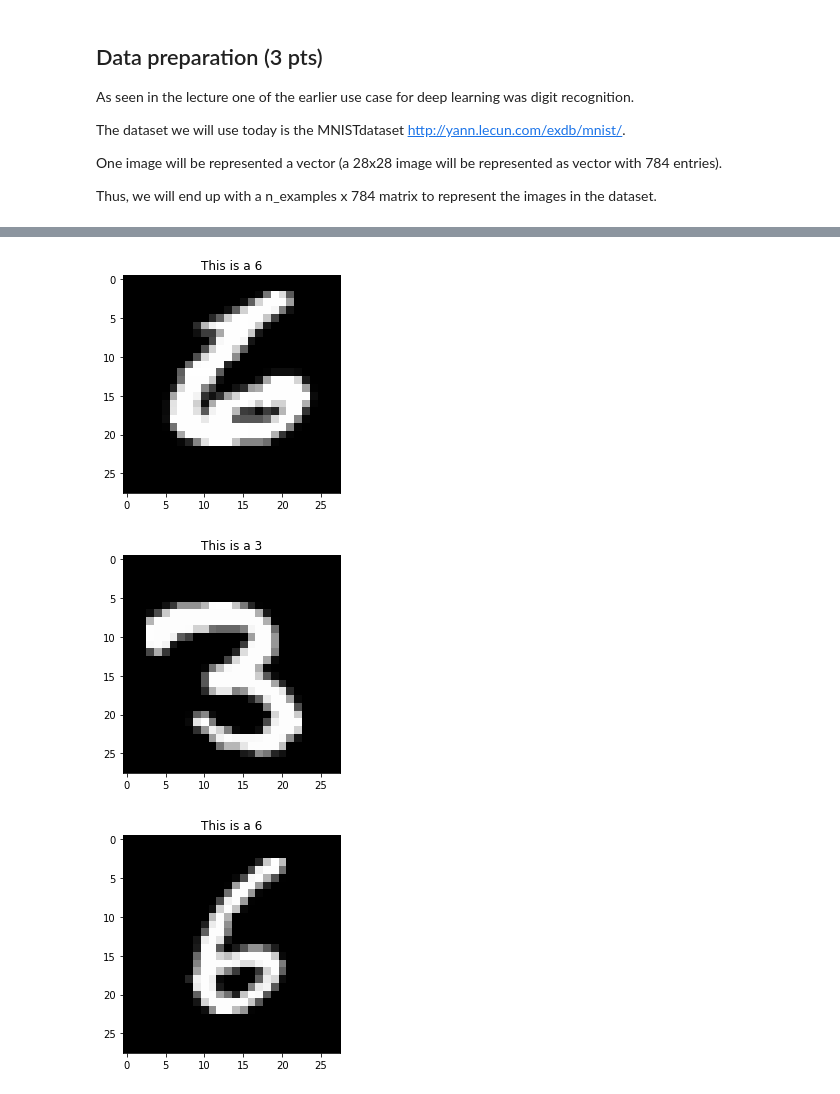
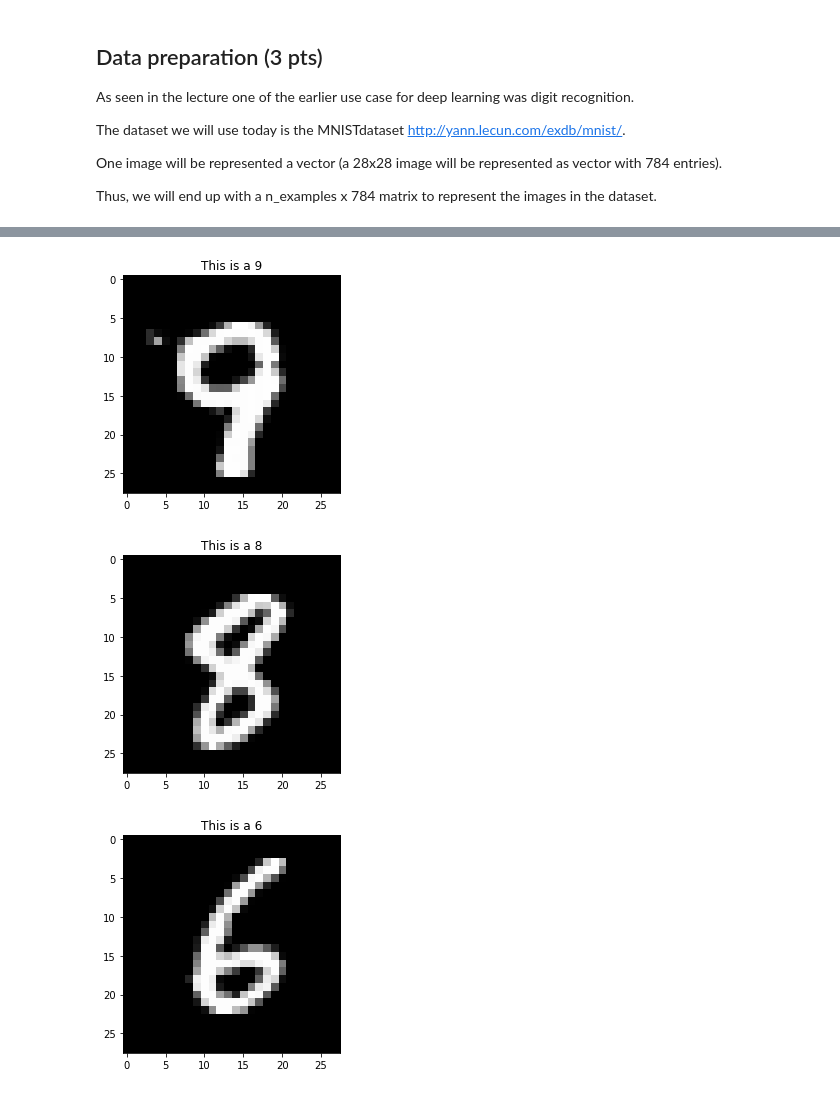
Before and after one commit to DL-ECE/tp-1-deeplearningbasics-AdrienTalmont, a Jupyter notebook: rapport.ipynb, the cells around one changed output, grey strips where cells are left out. Cells and saved outputs as stored; diff of their text form; code cells hidden in the pictures.

```diff
--- a/rapport.ipynb
+++ b/rapport.ipynb
@@ -84,16 +84,16 @@ data_length(mnist_data, mnist_target)
 # %%
 # Let's look at on image from this dataset
 def plot_one_image(dataset: np.array, target: np.array, image_index: int):
     """Function to plot the image at the given index."""
     image = dataset[image_index].reshape(28,28)
     target = target[image_index]
     plt.imshow(image, cmap='gray')
     plt.title(f"This is a {target}")
 
 
-plot_one_image(mnist_data, mnist_target ,69999)
+plot_one_image(mnist_data, mnist_target ,6999)
 # %% [output]
-[figure, old version]
+[figure, new version]
 # %%
 
 # In a similar fashion to classical machine learning, we will create a test split to known if the neural network is learning well.
@@ -108,9 +108,9 @@ X_test_length, y_test_length = data_length(X_test, y_test)
 assert X_train_length == y_train_length and X_train_length == 46900
 assert X_test_length == y_test_length and X_test_length == 23100
 # %%
-plot_one_image(X_train, y_train , 120)
+plot_one_image(X_train, y_train , 12)
 # %% [output]
-[figure, old version]
+[figure, new version]
 # %%
 plot_one_image(X_test, y_test , 250)
 # %% [output]
```
Also changed, not shown: parts of 9 cells of this notebook.
